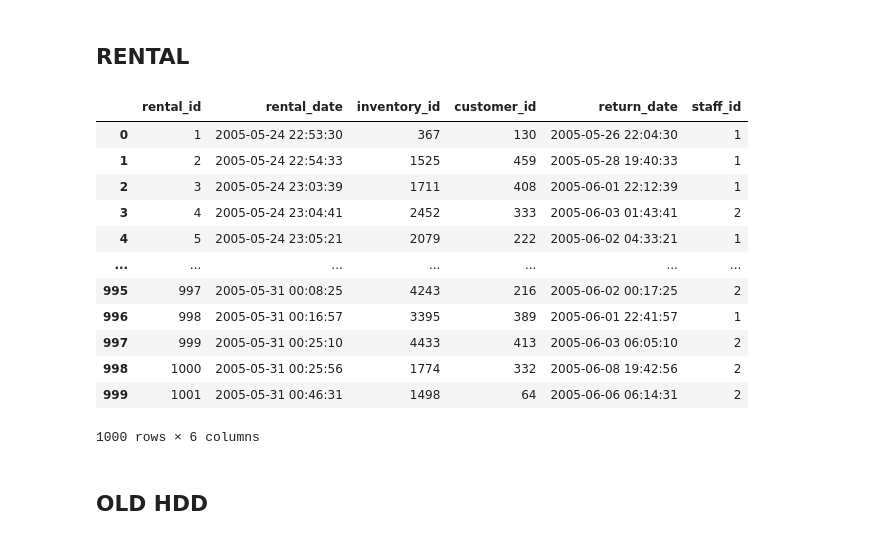
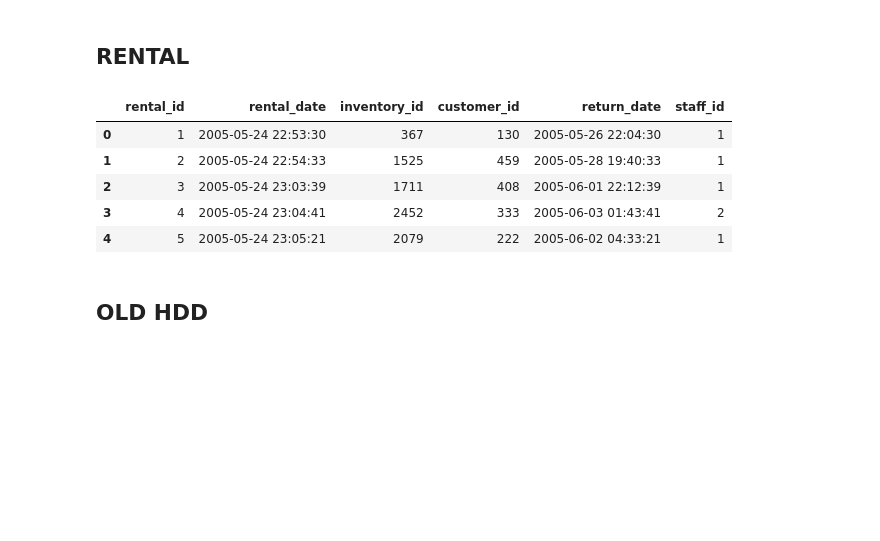
Before and after one commit to adripradm/w4-database-project, a Jupyter notebook: Untitled.ipynb, the cells around one changed output. Drawn from its saved outputs; the diff is of its cells as text; code cells hidden in the pictures; blank space fills up the shorter version.

```diff
--- a/Untitled.ipynb
+++ b/Untitled.ipynb
@@ -228,26 +228,20 @@ db.commit()
 # %%
 rental=pd.read_csv(r'data\rental.csv')
 rental=rental.drop(['last_update'],axis=1)
 rental
 
-#rental.rental_date=pd.to_datetime(rental.rental_date,format='%Y-%m-%d')
-#rental.return_date=pd.to_datetime(rental.return_date,format='%Y-%m-%d')
+rental.rental_date=pd.to_datetime(rental.rental_date,format='%Y-%m-%d')
+rental.return_date=pd.to_datetime(rental.return_date,format='%Y-%m-%d')
+
 #rental['rental_duration']=(rental.rental_date-rental.return_date)*(-1)
-rental
+rental.head()
 # %% [output]
 |  | rental_id | rental_date | inventory_id | customer_id | return_date | staff_id |
 | 0 | 1 | 2005-05-24 22:53:30 | 367 | 130 | 2005-05-26 22:04:30 | 1 |
 | 1 | 2 | 2005-05-24 22:54:33 | 1525 | 459 | 2005-05-28 19:40:33 | 1 |
 | 2 | 3 | 2005-05-24 23:03:39 | 1711 | 408 | 2005-06-01 22:12:39 | 1 |
 | 3 | 4 | 2005-05-24 23:04:41 | 2452 | 333 | 2005-06-03 01:43:41 | 2 |
 | 4 | 5 | 2005-05-24 23:05:21 | 2079 | 222 | 2005-06-02 04:33:21 | 1 |
-| ... | ... | ... | ... | ... | ... | ... |
-| 995 | 997 | 2005-05-31 00:08:25 | 4243 | 216 | 2005-06-02 00:17:25 | 2 |
-| 996 | 998 | 2005-05-31 00:16:57 | 3395 | 389 | 2005-06-01 22:41:57 | 1 |
-| 997 | 999 | 2005-05-31 00:25:10 | 4433 | 413 | 2005-06-03 06:05:10 | 2 |
-| 998 | 1000 | 2005-05-31 00:25:56 | 1774 | 332 | 2005-06-08 19:42:56 | 2 |
-| 999 | 1001 | 2005-05-31 00:46:31 | 1498 | 64 | 2005-06-06 06:14:31 | 2 |
-1000 rows × 6 columns
 # %%
 cursor.execute('drop table if exists rental;')
 
```
Also changed, not shown: parts of 11 cells of this notebook.
